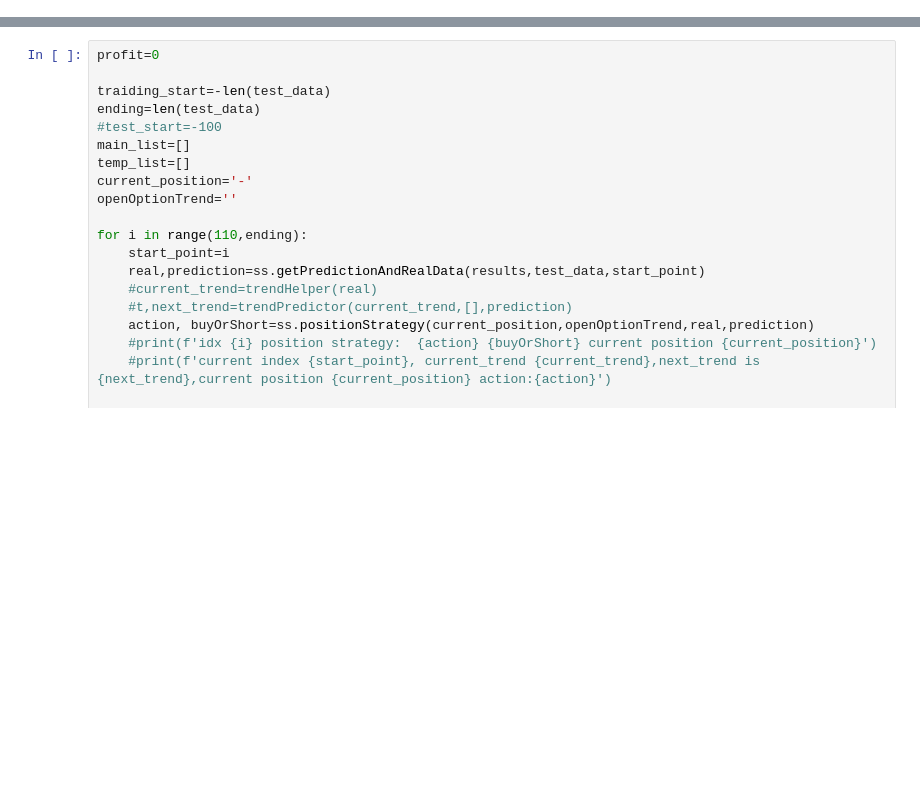
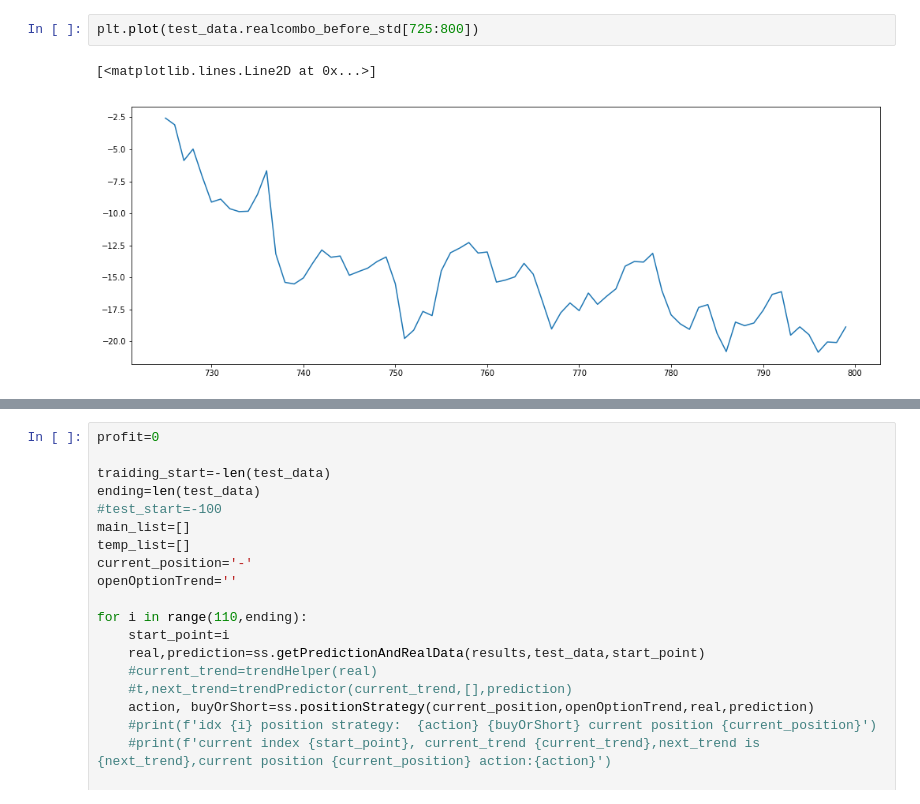
Before and after one commit to webclinic017/happycoding, a Jupyter notebook: Pair trade_Time_series/LSTM model-selection.ipynb, the cells around one changed output, grey strips where cells are left out. Cells and saved outputs as stored; diff of their text form; blank space fills up the shorter version.

```diff
--- a/Pair trade_Time_series/LSTM model-selection.ipynb
+++ b/Pair trade_Time_series/LSTM model-selection.ipynb
@@ -649,0 +107,5 @@ plt.show()
+# %%
+plt.plot(test_data.realcombo_before_std[725:800])
+# %% [output]
+[<matplotlib.lines.Line2D at 0x...>]
+[figure, added]
```
Also changed, not shown: parts of 62 cells of this notebook, 17 other files.
